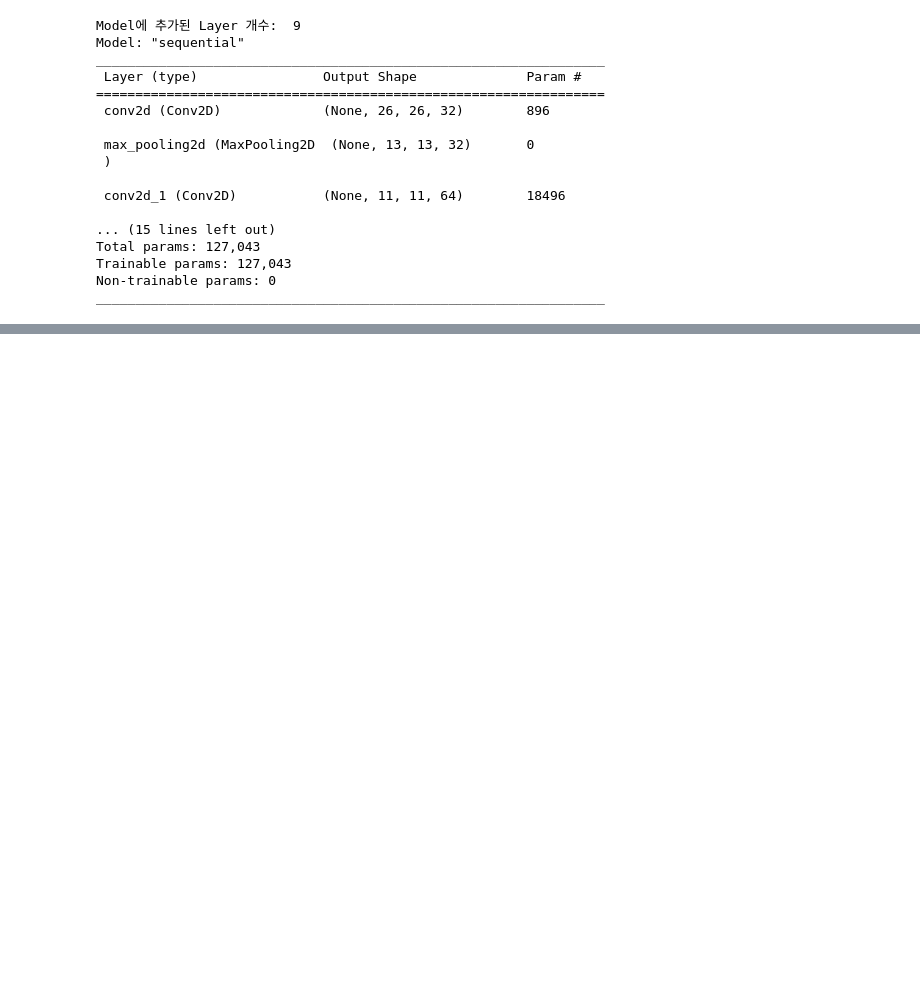
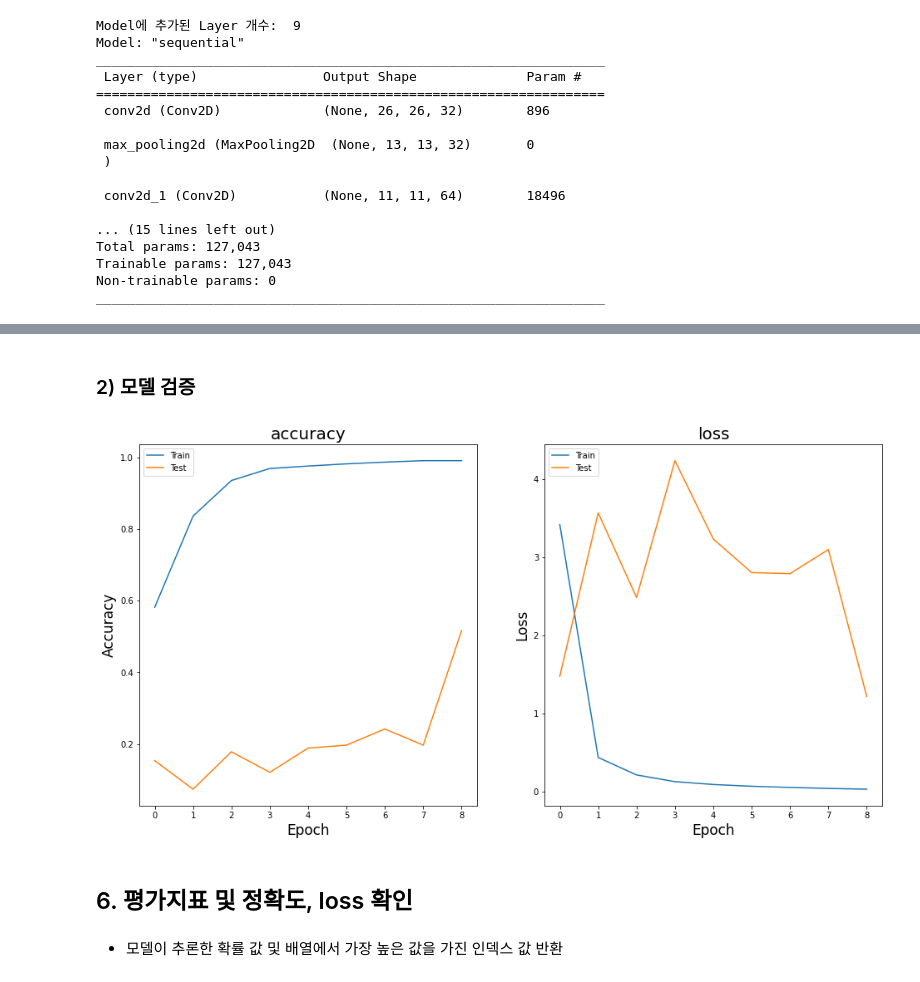
Before and after one commit to jx-dohwan/Aiffel_Exp_Project, a Jupyter notebook: [Exp_5]Classifying_by_rock,_paper,_scissor.ipynb, the cells around one changed output, grey strips where cells are left out. Saved outputs shown, nothing was run; the diff lists cells and outputs as text; code cells hidden in the pictures; blank space fills up the shorter version.

```diff
--- a/[Exp_5]Classifying_by_rock,_paper,_scissor.ipynb
+++ b/[Exp_5]Classifying_by_rock,_paper,_scissor.ipynb
@@ -111,6 +117,6 @@ resize_images(test_paper_image_dir_path)
 ### 1) train
 # %%
 train_image_dir_path = "/content/drive/MyDrive/인공지능/아이펠/ES/data/rock_scissor_paper"
-(x_train, y_train)=load_data(train_image_dir_path,number_of_data=1500)
+(x_train, y_train)=load_data(train_image_dir_path,number_of_data=1950)
 x_train_norm = x_train/255.0   # 입력은 0~1 사이의 값으로 정규화
 # %% [output]
@@ -182,5 +201,5 @@ model.compile(optimizer='adam',
              loss='sparse_categorical_crossentropy',
              metrics=['accuracy'])
 
-history = model.fit(x_train, y_train,validation_split=0.25, epochs=10)
+history = model.fit(x_train, y_train,validation_split=0.25, epochs=9)
 # %% [output]
@@ -206,0 +230,26 @@ Epoch 10/10
+# %% [markdown]
+### 2) 모델 검증
+# %%
+f, ax = plt.subplots(1,2,figsize=(16,8))
+
+
+ax[0].plot(history.history['accuracy'] )
+ax[0].plot(history.history['val_accuracy'])
+ax[0].set_title('accuracy',fontsize=20)
+ax[0].set_xlabel('Epoch',fontsize=17)
+ax[0].set_ylabel('Accuracy',fontsize=17)
+ax[0].legend(['Train', 'Test'], loc='upper left')
+
+
+ax[1].plot(history.history['loss'])
+ax[1].plot(history.history['val_loss'])
+ax[1].set_title('loss',fontsize=20)
+ax[1].set_xlabel('Epoch', fontsize=17)
+ax[1].set_ylabel('Loss',fontsize=17)
+ax[1].legend(['Train', 'Test'], loc='upper left')
+
+plt.show()
+# %% [output]
+[figure, added]
+# %% [markdown]
+## 6. 평가지표 및 정확도, loss 확인
@@ -207,3 +259,5 @@ Epoch 10/10
+# %% [markdown]
+- 모델이 추론한 확률 값 및 배열에서 가장 높은 값을 가진 인덱스 값 반환
 # %%
 test_loss, test_accuracy = model.evaluate(x_test, y_test, verbose=2)
 print("test_loss: {} ".format(test_loss))
```
Also changed, not shown: parts of 39 cells of this notebook.
